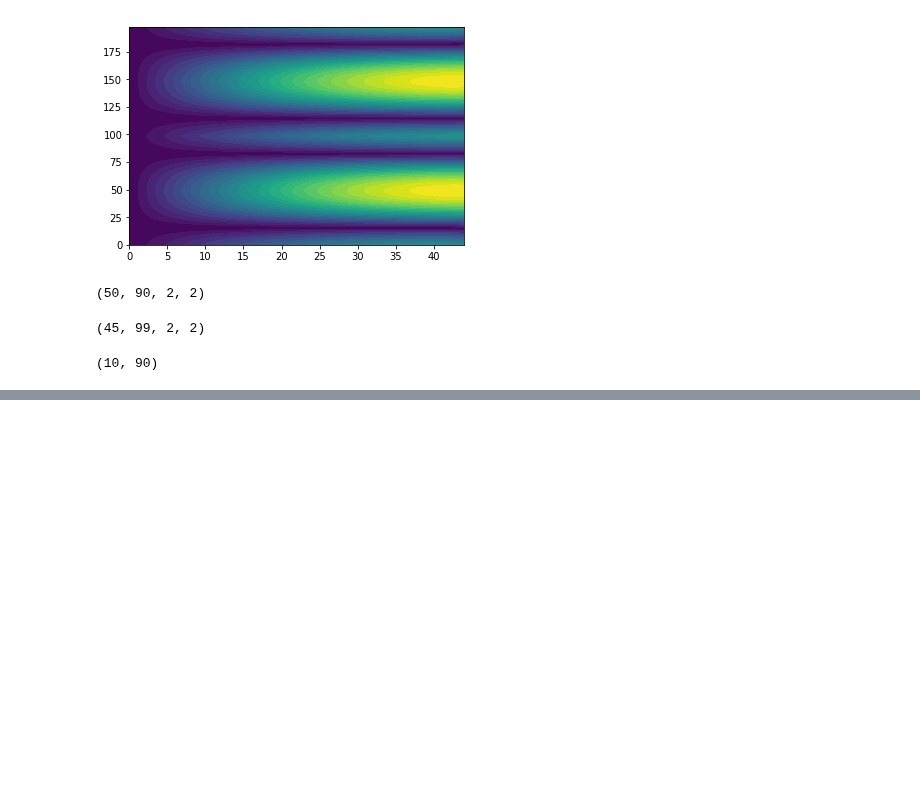
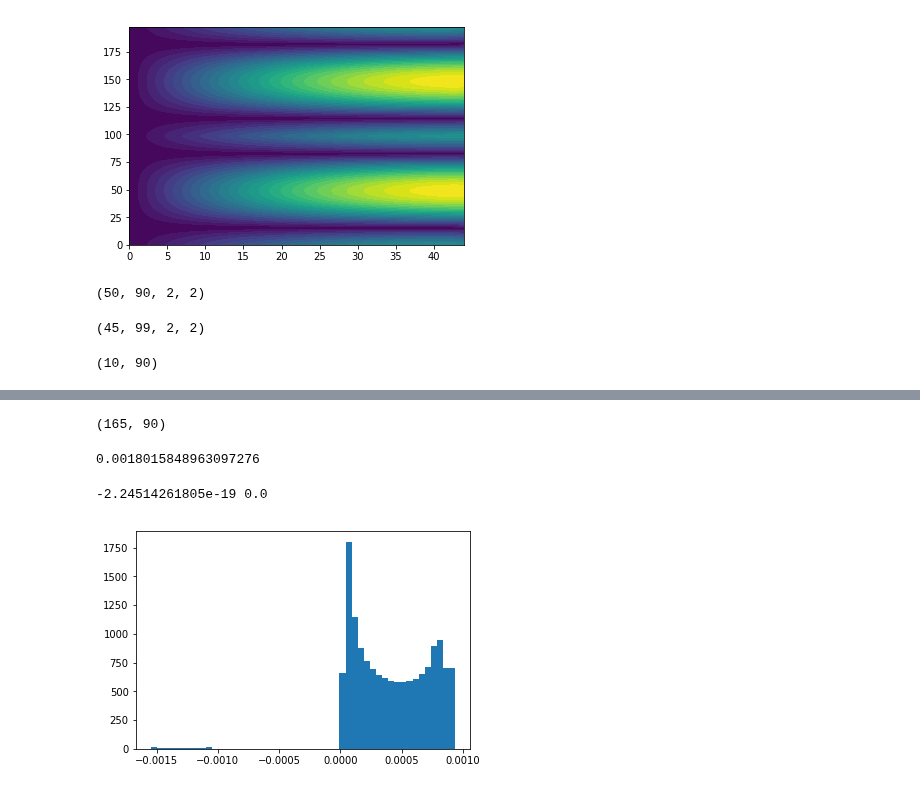
Before and after one commit to JackWalpole/splitwavepy, a Jupyter notebook: devel/Plotting.ipynb, the cells around one changed output, grey strips where cells are left out. Drawn from its saved outputs; the diff is of its cells as text; code cells hidden in the pictures; blank space fills up the shorter version.

```diff
--- a/devel/Plotting.ipynb
+++ b/devel/Plotting.ipynb
@@ -94,0 +86,20 @@ AttributeError: 'Py' object has no attribute '_Py__nslags'
+# %%
+cov = sw.core.core.gridcovfreq(a.x, a.y, b._ndegs, b._nlags)
+cov.shape
+mlags = int(b._nlags*2) - 1
+l0 = np.linspace(-b._maxlag, b._maxlag, mlags)
+mdegs = int(b._ndegs/2)
+d0 = np.linspace(0, 90, mdegs, endpoint=False)
+dd, ll = np.meshgrid(l0, d0, indexing='ij')
+
+rho = sw.core.core.covmap2rho(cov)
+plt.contourf( dd, ll, np.abs(rho), 50)
+plt.xlabel('lags')
+plt.ylabel('degs')
+plt.show()
+
+lam1, lam2 = sw.core.core.covmap2eigvals(cov)
+plt.contourf( dd, ll, lam1/lam2, 50)
+plt.xlabel('lags')
+plt.ylabel('degs')
+plt.show()
@@ -97,9 +114,11 @@ def covfreq_reshape(cov):
     """Reshape a covariance map output using the Fourier method to match the standard."""
     shp = cov.shape
     mid = int((shp[0]-1)/2)
-    neg = np.flip(cov[:mid+1,:,:,:], 1)
-#     neg = cov[:mid+1,:,:,:]
+    neg = cov[:mid+1,:,:,:]
     pos = cov[mid:,:,:,:]
+    neg = np.flip(neg, 0)
+    neg = np.flip(neg, 1)
+#     pos = np.flip(pos, 1)
     return np.concatenate((neg, pos), axis=1)
 # %%
 covrs = covfreq_reshape(cov)
@@ -278,0 +328,9 @@ xx.shape
+# %%
+np.abs(sw.core.core.covmap2rho(cov)).shape
+# %% [output]
+(165, 90)
+# %%
+np.mean(a.x)
+np.mean(a.y)
+# %% [output]
+0.0018015848963097276
@@ -278,0 +340,5 @@ xx.shape
+# %%
+xx, yy = sw.core.core.rotate(x, y, )
+print(np.mean(xx), np.mean(yy))
+# %% [output]
+-2.24514261805e-19 0.0
@@ -278,0 +347,8 @@ xx.shape
+# %%
+rho = sw.core.core.covmap2rho(cov)
+lam1, lam2 = sw.core.core.covmap2eigvals(cov)
+
+plt.hist(np.ravel(lam2),50)
+plt.show()
+# %% [output]
+[figure, added]
```
Also changed, not shown: parts of 39 cells of this notebook, 2 other files.
